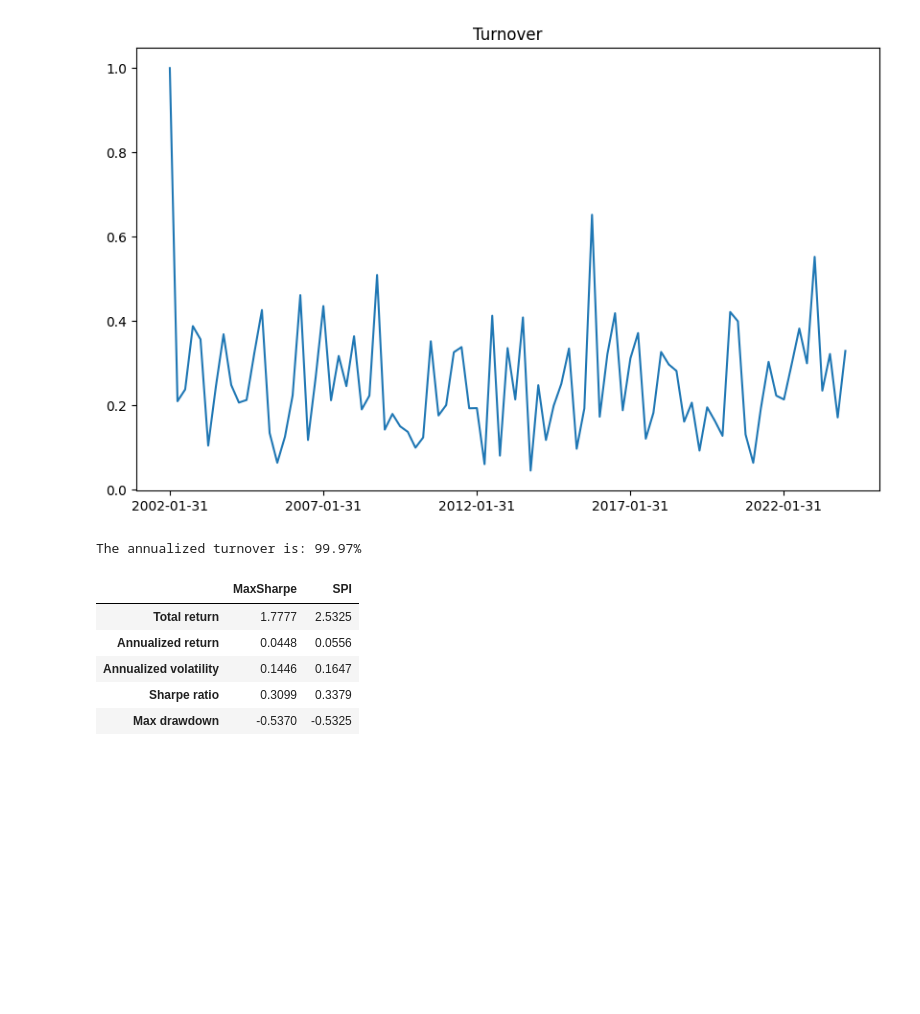
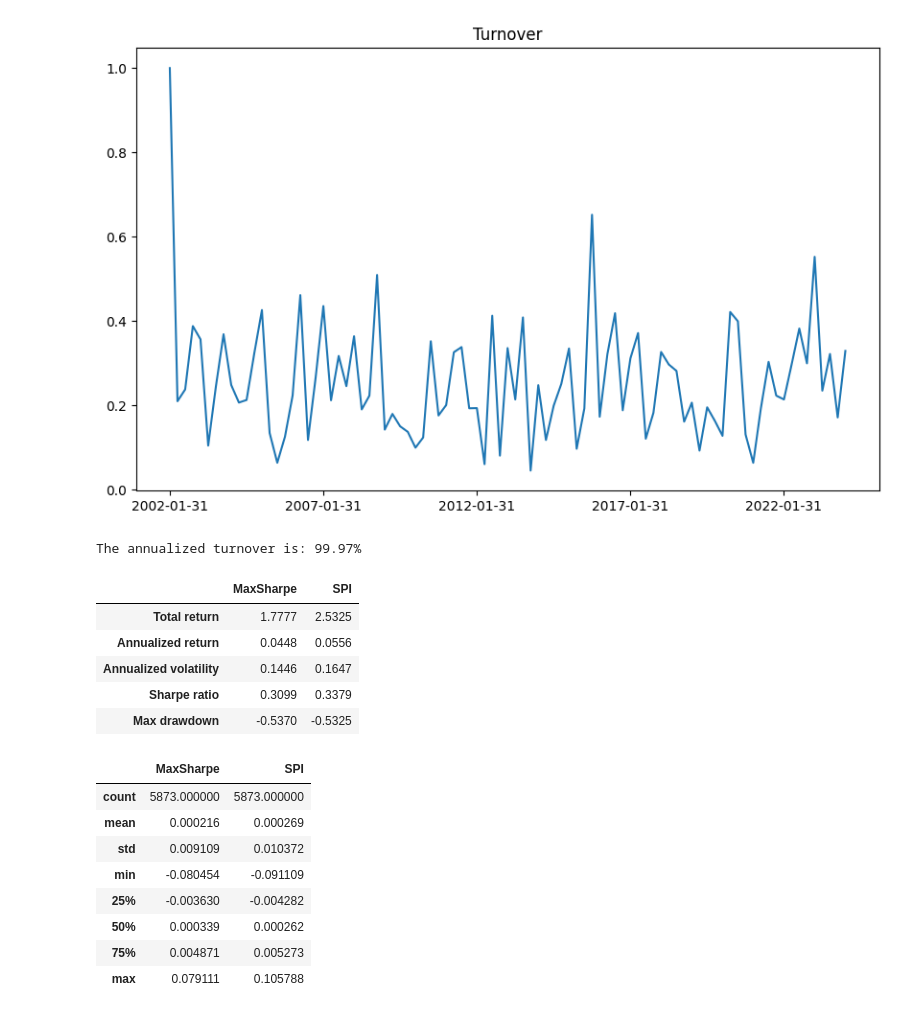
Before and after one commit to marci314/qpmwp-course, a Jupyter notebook: assignments/assignment_3.ipynb, the cells around one changed output. Drawn from its saved outputs; the diff is of its cells as text; code cells hidden in the pictures; blank space fills up the shorter version.

```diff
--- a/assignments/assignment_3.ipynb
+++ b/assignments/assignment_3.ipynb
@@ -856,3 +906,18 @@ display(stats.round(4))
 | Annualized volatility | 0.1446 | 0.1647 |
 | Sharpe ratio | 0.3099 | 0.3379 |
 | Max drawdown | -0.5370 | -0.5325 |
+# %%
+pd.concat([
+    sim['MaxSharpe'].describe().rename('MaxSharpe'),
+    sim['SPI'].describe().rename('SPI')
+], axis=1)
+# %% [output]
+|  | MaxSharpe | SPI |
+| count | 5873.000000 | 5873.000000 |
+| mean | 0.000216 | 0.000269 |
+| std | 0.009109 | 0.010372 |
+| min | -0.080454 | -0.091109 |
+| 25% | -0.003630 | -0.004282 |
+| 50% | 0.000339 | 0.000262 |
+| 75% | 0.004871 | 0.005273 |
+| max | 0.079111 | 0.105788 |
```
Also changed, not shown: parts of 16 cells of this notebook.
